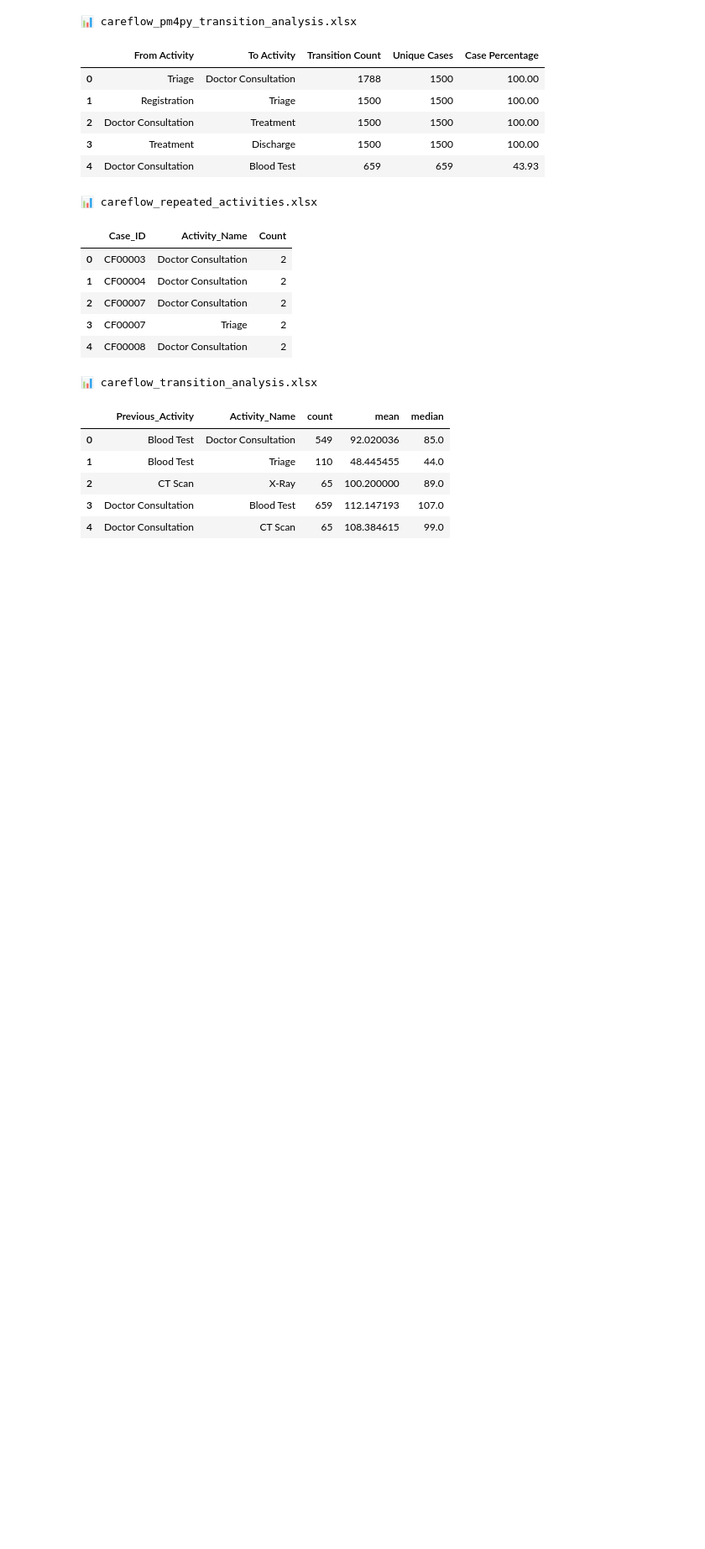
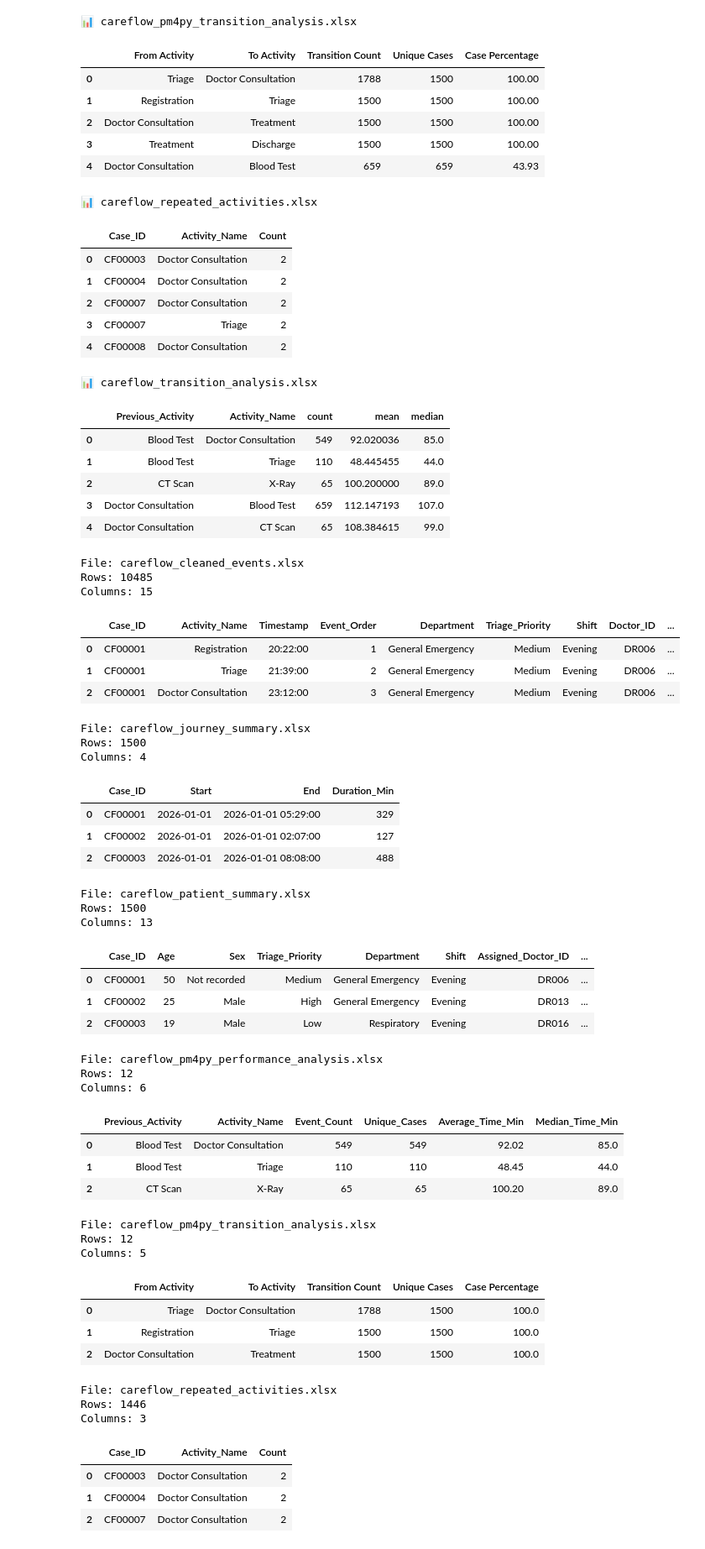
Before and after one commit to Raviteja0710/Care_Flow, a Jupyter notebook: python scripts/pm4py/pm4py_process mining.ipynb, the cells around one changed output. Shown at 84% size. Cells and saved outputs as stored; diff of their text form; code cells hidden in the pictures; blank space fills up the shorter version.

```diff
--- a/python scripts/pm4py/pm4py_process mining.ipynb
+++ b/python scripts/pm4py/pm4py_process mining.ipynb
@@ -377,3 +390,59 @@ for file in folder.glob("*.xlsx"):
 | 2 | CT Scan | X-Ray | 65 | 100.200000 | 89.0 |
 | 3 | Doctor Consultation | Blood Test | 659 | 112.147193 | 107.0 |
 | 4 | Doctor Consultation | CT Scan | 65 | 108.384615 | 99.0 |
+# %%
+from pathlib import Path
+import pandas as pd
+
+output_dir = Path("../output of pandas")
+
+for file in output_dir.glob("*.xlsx"):
+    data = pd.read_excel(file)
+
+    print("\nFile:", file.name)
+    print("Rows:", len(data))
+    print("Columns:", len(data.columns))
+    display(data.head(3))
+# %% [output]
+File: careflow_cleaned_events.xlsx
+Rows: 10485
+Columns: 15
+|  | Case_ID | Activity_Name | Timestamp | Event_Order | Department | Triage_Priority | Shift | Doctor_ID | ... |
+| 0 | CF00001 | Registration | 20:22:00 | 1 | General Emergency | Medium | Evening | DR006 | ... |
+| 1 | CF00001 | Triage | 21:39:00 | 2 | General Emergency | Medium | Evening | DR006 | ... |
+| 2 | CF00001 | Doctor Consultation | 23:12:00 | 3 | General Emergency | Medium | Evening | DR006 | ... |
+File: careflow_journey_summary.xlsx
+Rows: 1500
+Columns: 4
+|  | Case_ID | Start | End | Duration_Min |
+| 0 | CF00001 | 2026-01-01 | 2026-01-01 05:29:00 | 329 |
+| 1 | CF00002 | 2026-01-01 | 2026-01-01 02:07:00 | 127 |
+| 2 | CF00003 | 2026-01-01 | 2026-01-01 08:08:00 | 488 |
+File: careflow_patient_summary.xlsx
+Rows: 1500
+Columns: 13
+|  | Case_ID | Age | Sex | Triage_Priority | Department | Shift | Assigned_Doctor_ID | ... |
+| 0 | CF00001 | 50 | Not recorded | Medium | General Emergency | Evening | DR006 | ... |
+| 1 | CF00002 | 25 | Male | High | General Emergency | Evening | DR013 | ... |
+| 2 | CF00003 | 19 | Male | Low | Respiratory | Evening | DR016 | ... |
+File: careflow_pm4py_performance_analysis.xlsx
+Rows: 12
+Columns: 6
+|  | Previous_Activity | Activity_Name | Event_Count | Unique_Cases | Average_Time_Min | Median_Time_Min |
+| 0 | Blood Test | Doctor Consultation | 549 | 549 | 92.02 | 85.0 |
+| 1 | Blood Test | Triage | 110 | 110 | 48.45 | 44.0 |
+| 2 | CT Scan | X-Ray | 65 | 65 | 100.20 | 89.0 |
+File: careflow_pm4py_transition_analysis.xlsx
+Rows: 12
+Columns: 5
+|  | From Activity | To Activity | Transition Count | Unique Cases | Case Percentage |
+| 0 | Triage | Doctor Consultation | 1788 | 1500 | 100.0 |
+| 1 | Registration | Triage | 1500 | 1500 | 100.0 |
+| 2 | Doctor Consultation | Treatment | 1500 | 1500 | 100.0 |
+File: careflow_repeated_activities.xlsx
+Rows: 1446
+Columns: 3
+|  | Case_ID | Activity_Name | Count |
+| 0 | CF00003 | Doctor Consultation | 2 |
+| 1 | CF00004 | Doctor Consultation | 2 |
+| 2 | CF00007 | Doctor Consultation | 2 |
```
Also changed, not shown: parts of 4 cells of this notebook, 3 other files.
